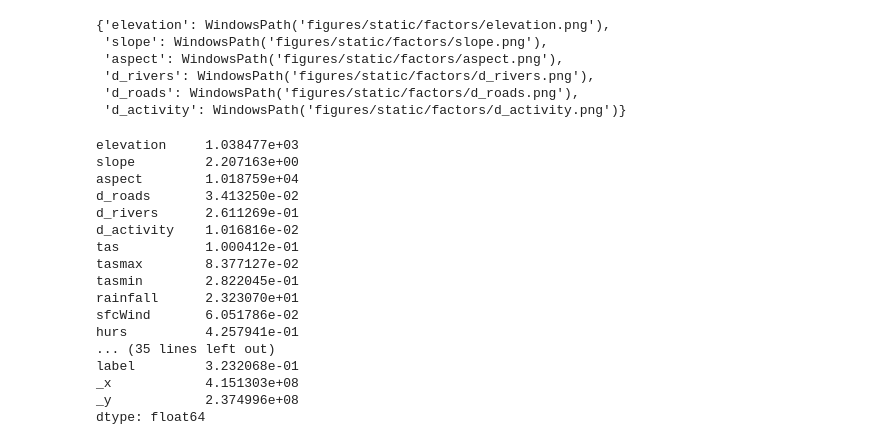
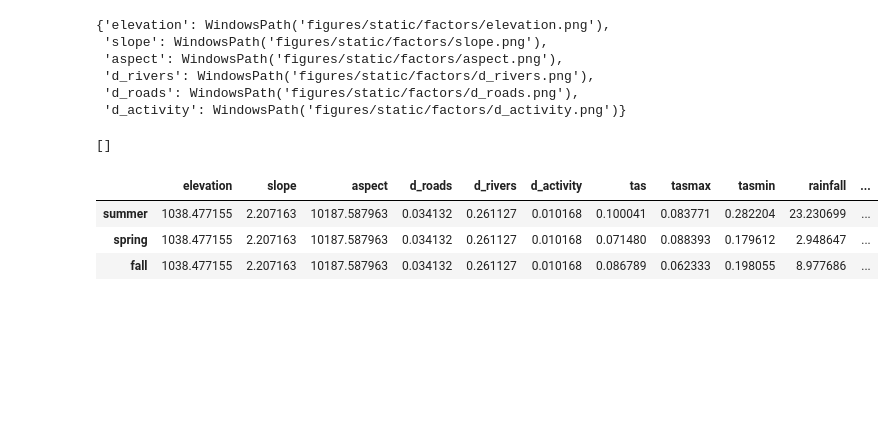
Before and after one commit to Racoo203/wildfire_risk_model, a Jupyter notebook: notebooks/eda.ipynb, the cells around one changed output. Drawn from its saved outputs; the diff is of its cells as text; code cells hidden in the pictures; blank space fills up the shorter version.

```diff
--- a/notebooks/eda.ipynb
+++ b/notebooks/eda.ipynb
@@ -101,7 +101,10 @@ temp = temp.where(np.triu(np.ones(temp.shape)).astype(np.bool))
 temp = temp.stack().dropna().reset_index()
 temp.columns = ["v1", "v2", "corr"]
 temp = temp[temp["v1"] != temp["v2"]]
-temp = temp[temp["corr"].abs() > 0.70]
+# temp = temp[temp["corr"].abs() > 0.70]
 temp = temp.sort_values(by="corr", ascending=False)
 # %%
-temp
+df["dtr"] = df["tasmax"] - df["tasmin"]
+
+g = sns.pairplot(df, diag_kind="kde")
+g.map_lower(sns.kdeplot, levels=4, color=".2")
@@ -116,7 +111,10 @@ temp
 # %%
 for season in config.seasons.active:
     df = pd.read_csv(config.base.model_data_dir / f"dataset_train_{season}.csv")
-    feature_cols = [c for c in df.columns if c not in ["label", "_x", "_y"]]
+    df["dtr"] = df["tasmax"] - df["tasmin"]
+
+
+    feature_cols = [c for c in df.columns if c not in ["label", "_x", "_y", "tas"]]
     plot_vif_correlation(
         df,
         feature_cols,
@@ -181,26 +179,23 @@ for season in config.seasons.active:
         "ndvi": config.base.output_dir / f"ndvi_{season}_train.tif",
     })
     render_all_factor_maps(seasonal_paths, dem_path, figures_dir, season=season)
+# %%
+dfs
+# %% [output]
+[]
 # %%
+dfs = {}
 for season in config.seasons.active:
-    df = pd.read_csv(config.base.model_data_dir / f"dataset_train_{season}.csv")
-    feature_cols = [c for c in df.columns if c != "label"]
-    print(df.var())
+    temp = pd.read_csv(config.base.model_data_dir / f"dataset_train_{season}.csv")
+    feature_cols = [c for c in temp.columns if c != "label"]
+    var_df = temp[feature_cols].var()
+    dfs[season] = var_df
+
+df = pd.concat(dfs, axis=1)
-# %% [output]
-elevation     1.038477e+03
-slope         2.207163e+00
-aspect        1.018759e+04
-d_roads       3.413250e-02
-d_rivers      2.611269e-01
-d_activity    1.016816e-02
-tas           1.000412e-01
-tasmax        8.377127e-02
-tasmin        2.822045e-01
-rainfall      2.323070e+01
-sfcWind       6.051786e-02
-hurs          4.257941e-01
-... (35 lines left out)
-label         3.232068e-01
-_x            4.151303e+08
-_y            2.374996e+08
-dtype: float64
+# %%
+df.T
+# %% [output]
+|  | elevation | slope | aspect | d_roads | d_rivers | d_activity | tas | tasmax | tasmin | rainfall | ... |
+| summer | 1038.477155 | 2.207163 | 10187.587963 | 0.034132 | 0.261127 | 0.010168 | 0.100041 | 0.083771 | 0.282204 | 23.230699 | ... |
+| spring | 1038.477155 | 2.207163 | 10187.587963 | 0.034132 | 0.261127 | 0.010168 | 0.071480 | 0.088393 | 0.179612 | 2.948647 | ... |
+| fall | 1038.477155 | 2.207163 | 10187.587963 | 0.034132 | 0.261127 | 0.010168 | 0.086789 | 0.062333 | 0.198055 | 8.977686 | ... |
```
Also changed, not shown: parts of 1 cell of this notebook, 6 other files.
